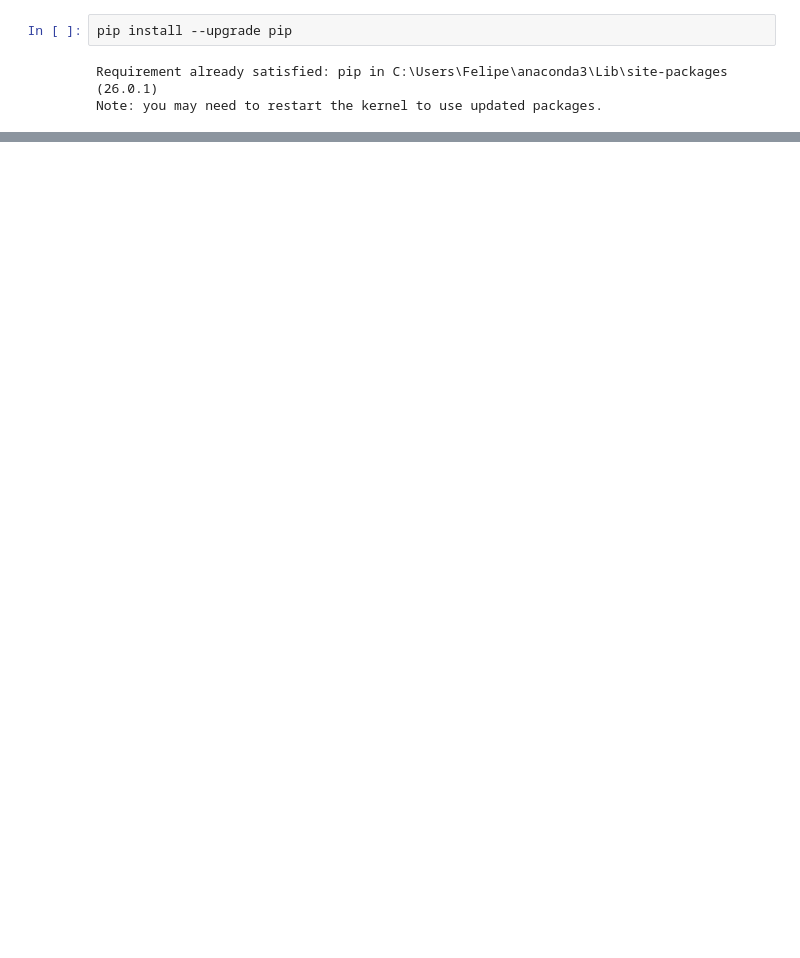
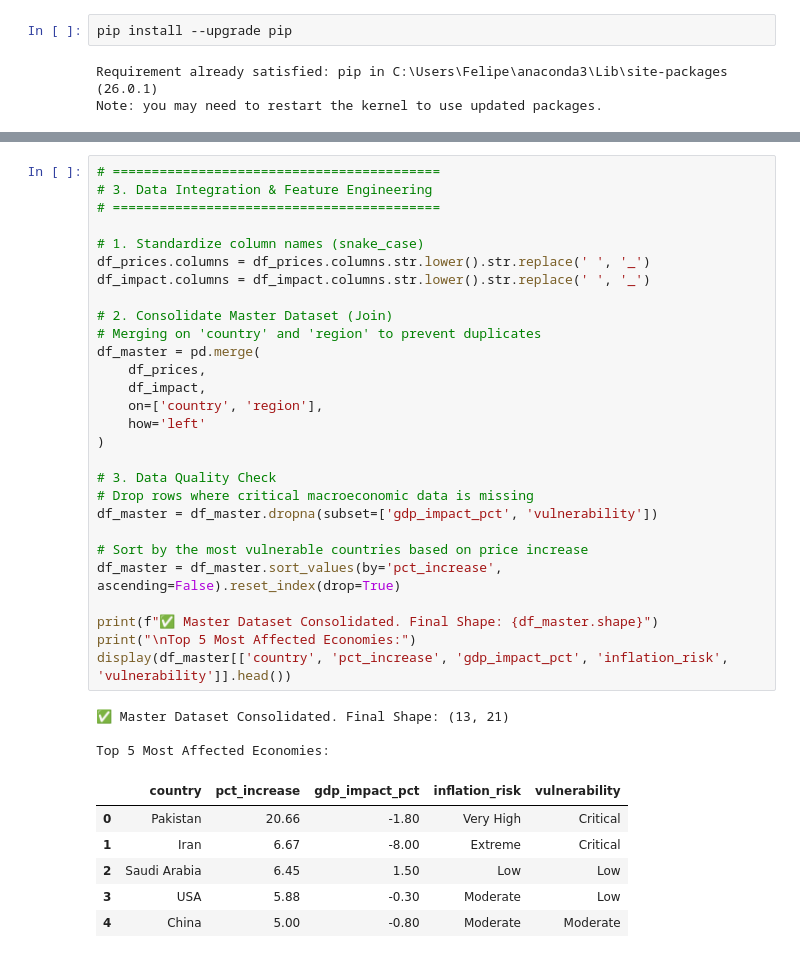
Before and after one commit to Belliat1/Global-Macroeconomic-Risk-AI, a Jupyter notebook: 01_eda_petrol_risk_analysis.ipynb, the cells around one changed output, grey strips where cells are left out. Drawn from its saved outputs; the diff is of its cells as text; blank space fills up the shorter version.

```diff
--- a/01_eda_petrol_risk_analysis.ipynb
+++ b/01_eda_petrol_risk_analysis.ipynb
@@ -55,0 +94,38 @@ Successfully installed kagglehub-1.0.0 kagglesdk-0.1.16
+# %%
+# ==========================================
+# 3. Data Integration & Feature Engineering
+# ==========================================
+
+# 1. Standardize column names (snake_case)
+df_prices.columns = df_prices.columns.str.lower().str.replace(' ', '_')
+df_impact.columns = df_impact.columns.str.lower().str.replace(' ', '_')
+
+# 2. Consolidate Master Dataset (Join)
+# Merging on 'country' and 'region' to prevent duplicates
+df_master = pd.merge(
+    df_prices,
+    df_impact,
+    on=['country', 'region'],
+    how='left'
+)
+
+# 3. Data Quality Check
+# Drop rows where critical macroeconomic data is missing
+df_master = df_master.dropna(subset=['gdp_impact_pct', 'vulnerability'])
+
+# Sort by the most vulnerable countries based on price increase
+df_master = df_master.sort_values(by='pct_increase', ascending=False).reset_index(drop=True)
+
+print(f"✅ Master Dataset Consolidated. Final Shape: {df_master.shape}")
+print("\nTop 5 Most Affected Economies:")
+display(df_master[['country', 'pct_increase', 'gdp_impact_pct', 'inflation_risk', 'vulnerability']].head())
+# %% [output]
+✅ Master Dataset Consolidated. Final Shape: (13, 21)
+
+Top 5 Most Affected Economies:
+|  | country | pct_increase | gdp_impact_pct | inflation_risk | vulnerability |
+| 0 | Pakistan | 20.66 | -1.80 | Very High | Critical |
+| 1 | Iran | 6.67 | -8.00 | Extreme | Critical |
+| 2 | Saudi Arabia | 6.45 | 1.50 | Low | Low |
+| 3 | USA | 5.88 | -0.30 | Moderate | Low |
+| 4 | China | 5.00 | -0.80 | Moderate | Moderate |
```
Also changed, not shown: parts of 7 cells of this notebook.
